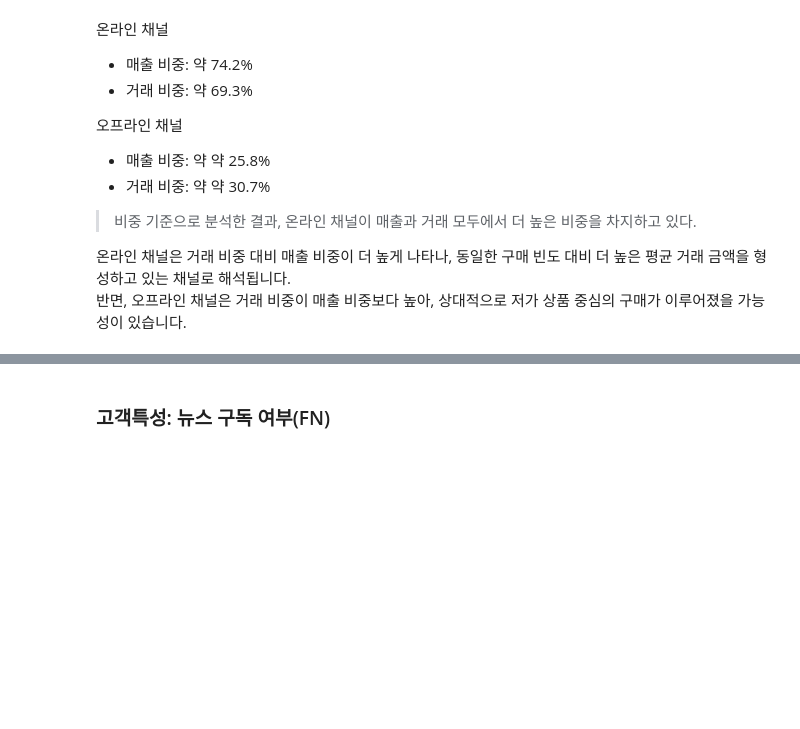
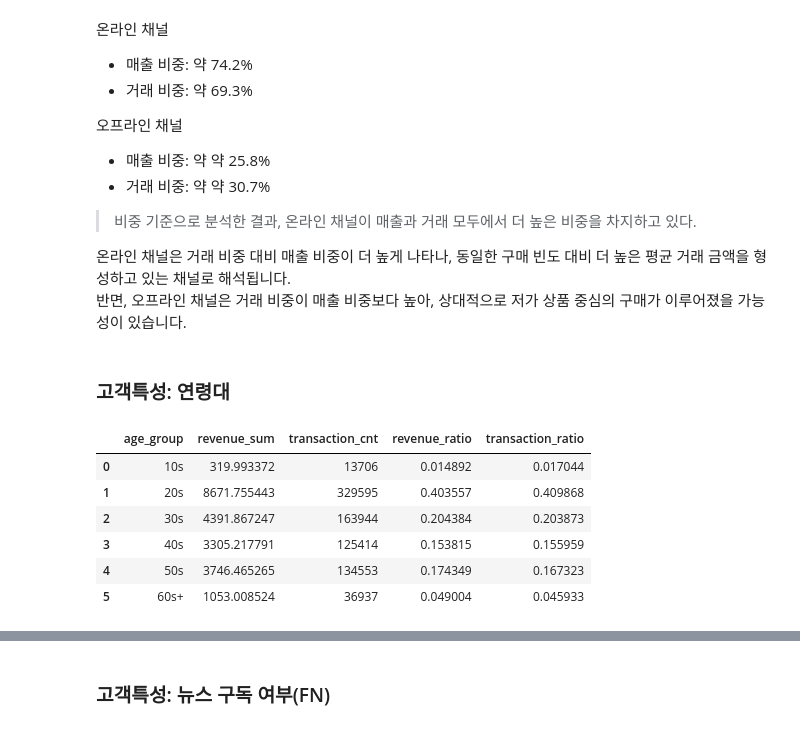
Before and after one commit to leegolem/data-commando-project, a Jupyter notebook: notebooks/member2/3. Analyze_2_tx.ipynb, the cells around one changed output, grey strips where cells are left out. Saved outputs shown, nothing was run; the diff lists cells and outputs as text; code cells hidden in the pictures; blank space fills up the shorter version.

```diff
--- a/notebooks/member2/3. Analyze_2_tx.ipynb
+++ b/notebooks/member2/3. Analyze_2_tx.ipynb
@@ -341,3 +342,5 @@ plt.show()
 
 온라인 채널은 거래 비중 대비 매출 비중이 더 높게 나타나, 동일한 구매 빈도 대비 더 높은 평균 거래 금액을 형성하고 있는 채널로 해석됩니다. <br>
 반면, 오프라인 채널은 거래 비중이 매출 비중보다 높아, 상대적으로 저가 상품 중심의 구매가 이루어졌을 가능성이 있습니다.
+# %% [markdown]
+### 고객특성: 연령대
@@ -343,0 +354,32 @@ plt.show()
+# %%
+# 연령대별 매출·거래 집계
+age_summary = (
+    analysis_tx
+    .groupby("age_group", as_index=False)
+    .agg(
+        revenue_sum=("revenue", "sum"),         # 연령대별 총 매출
+        transaction_cnt=("revenue", "size")     # 연령대별 거래 수
+    )
+)
+
+# 매출 비중
+age_summary["revenue_ratio"] = (
+    age_summary["revenue_sum"]
+    / age_summary["revenue_sum"].sum()
+)
+
+# 거래 비중
+age_summary["transaction_ratio"] = (
+    age_summary["transaction_cnt"]
+    / age_summary["transaction_cnt"].sum()
+)
+
+age_summary
+# %% [output]
+|  | age_group | revenue_sum | transaction_cnt | revenue_ratio | transaction_ratio |
+| 0 | 10s | 319.993372 | 13706 | 0.014892 | 0.017044 |
+| 1 | 20s | 8671.755443 | 329595 | 0.403557 | 0.409868 |
+| 2 | 30s | 4391.867247 | 163944 | 0.204384 | 0.203873 |
+| 3 | 40s | 3305.217791 | 125414 | 0.153815 | 0.155959 |
+| 4 | 50s | 3746.465265 | 134553 | 0.174349 | 0.167323 |
+| 5 | 60s+ | 1053.008524 | 36937 | 0.049004 | 0.045933 |
```
Also changed, not shown: parts of 3 cells of this notebook, 1 other file.
